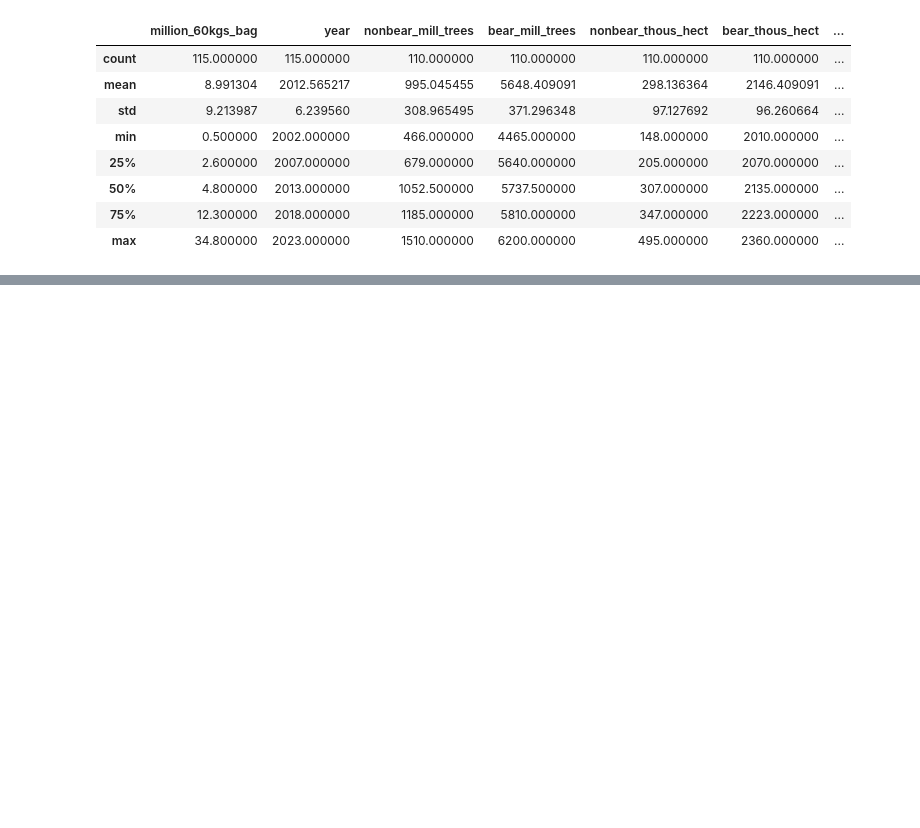
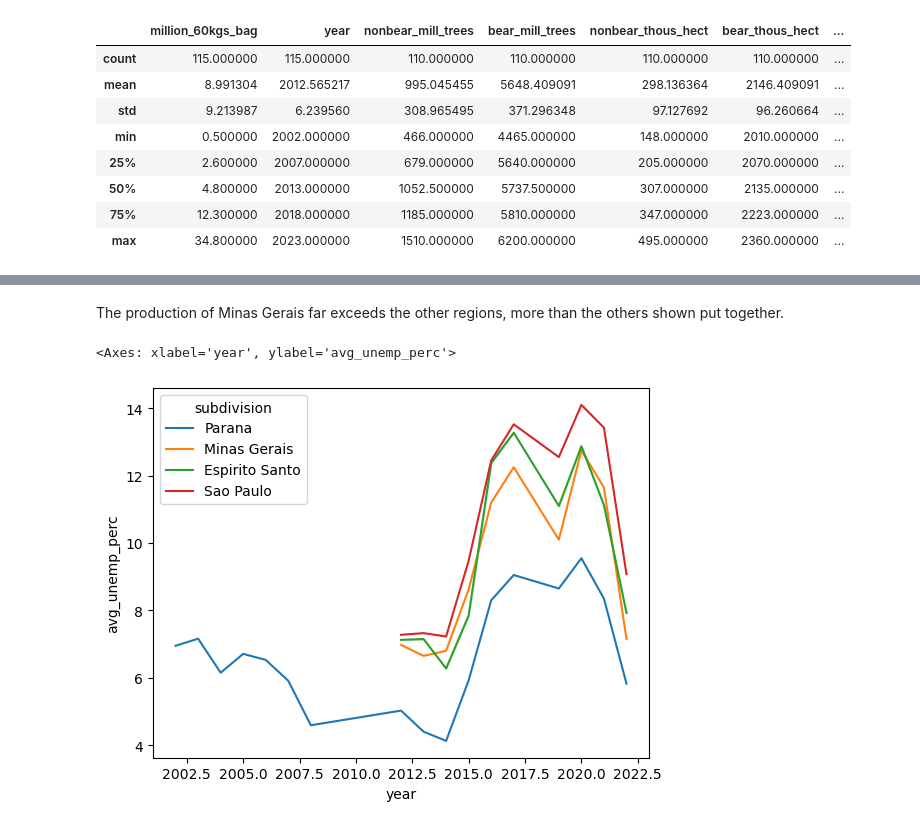
Before and after one commit to dq93/WeatherAPI, a Jupyter notebook: notebooks/explore_weather.ipynb, the cells around one changed output, grey strips where cells are left out. Saved outputs shown, nothing was run; the diff lists cells and outputs as text; code cells hidden in the pictures; blank space fills up the shorter version.

```diff
--- a/notebooks/explore_weather.ipynb
+++ b/notebooks/explore_weather.ipynb
@@ -36,0 +53,7 @@ sns.lineplot(merged_data["million_60kgs_bag"])
+# %% [markdown]
+The production of Minas Gerais far exceeds the other regions, more than the others shown put together.
+# %%
+sns.lineplot(data=br_data, x="year", y="avg_unemp_perc", hue="subdivision")
+# %% [output]
+<Axes: xlabel='year', ylabel='avg_unemp_perc'>
+[figure, added]
```
Also changed, not shown: parts of 9 cells of this notebook.
